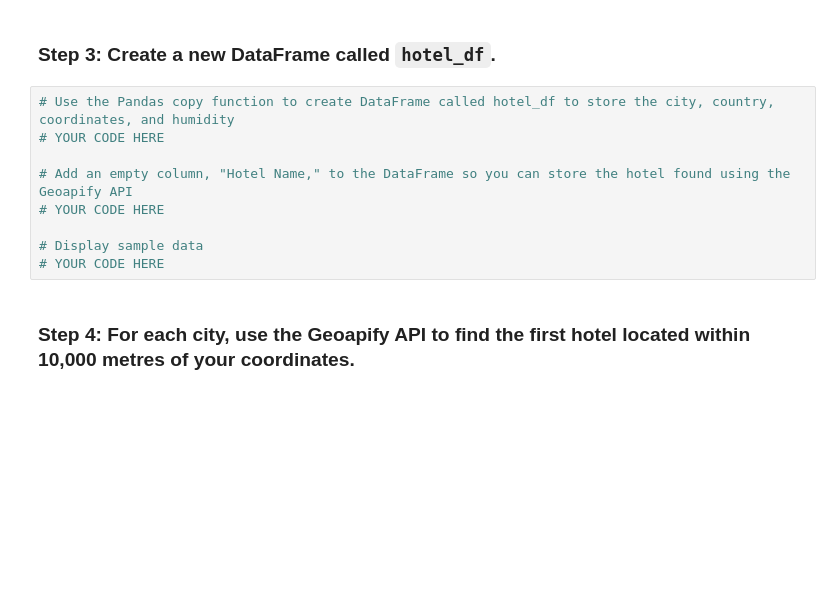
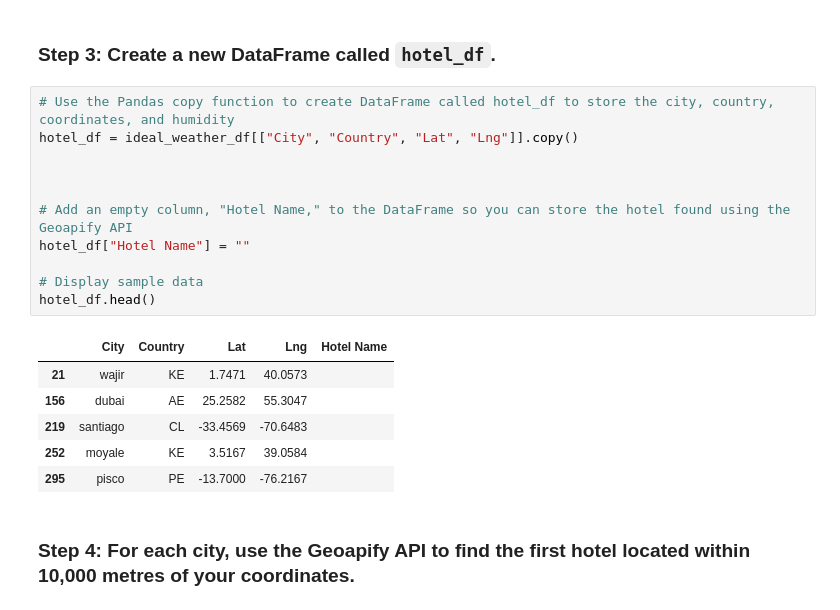
Before and after one commit to sonila15/python-api-challenge, a Jupyter notebook: WeatherPy/VacationPy.ipynb, the cells around one changed output. Saved outputs shown, nothing was run; the diff lists cells and outputs as text; blank space fills up the shorter version.

```diff
--- a/WeatherPy/VacationPy.ipynb
+++ b/WeatherPy/VacationPy.ipynb
@@ -73,13 +82,22 @@ ideal_weather_df
 ### Step 3: Create a new DataFrame called `hotel_df`.
 # %%
 # Use the Pandas copy function to create DataFrame called hotel_df to store the city, country, coordinates, and humidity
-# YOUR CODE HERE
+hotel_df = ideal_weather_df[["City", "Country", "Lat", "Lng"]].copy()
+
+
 
 # Add an empty column, "Hotel Name," to the DataFrame so you can store the hotel found using the Geoapify API
-# YOUR CODE HERE
+hotel_df["Hotel Name"] = ""
 
 # Display sample data
-# YOUR CODE HERE
+hotel_df.head()
+# %% [output]
+|  | City | Country | Lat | Lng | Hotel Name |
+| 21 | wajir | KE | 1.7471 | 40.0573 |  |
+| 156 | dubai | AE | 25.2582 | 55.3047 |  |
+| 219 | santiago | CL | -33.4569 | -70.6483 |  |
+| 252 | moyale | KE | 3.5167 | 39.0584 |  |
+| 295 | pisco | PE | -13.7000 | -76.2167 |  |
 # %% [markdown]
 ### Step 4: For each city, use the Geoapify API to find the first hotel located within 10,000 metres of your coordinates.
 # %%
```
Also changed, not shown: parts of 5 cells of this notebook.
